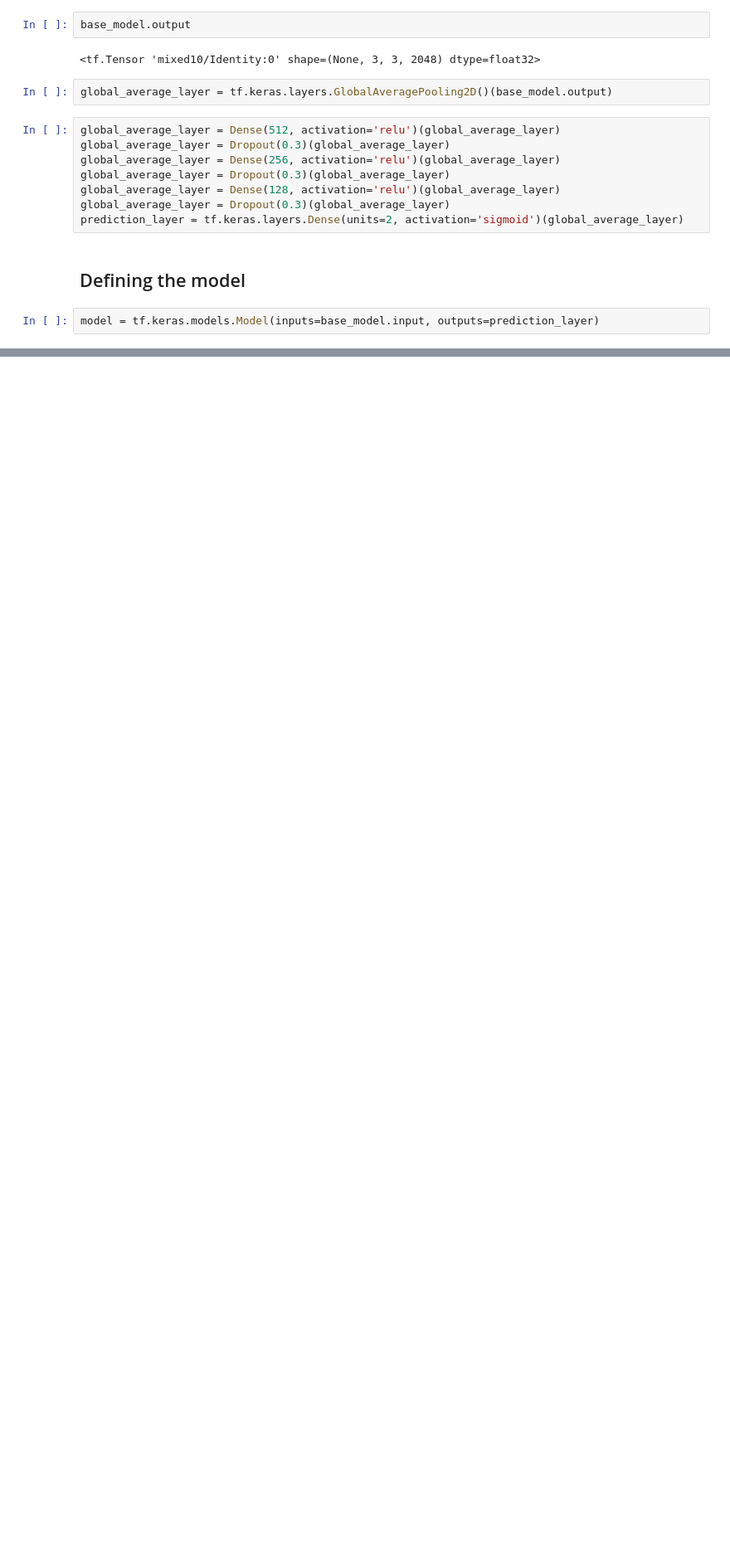
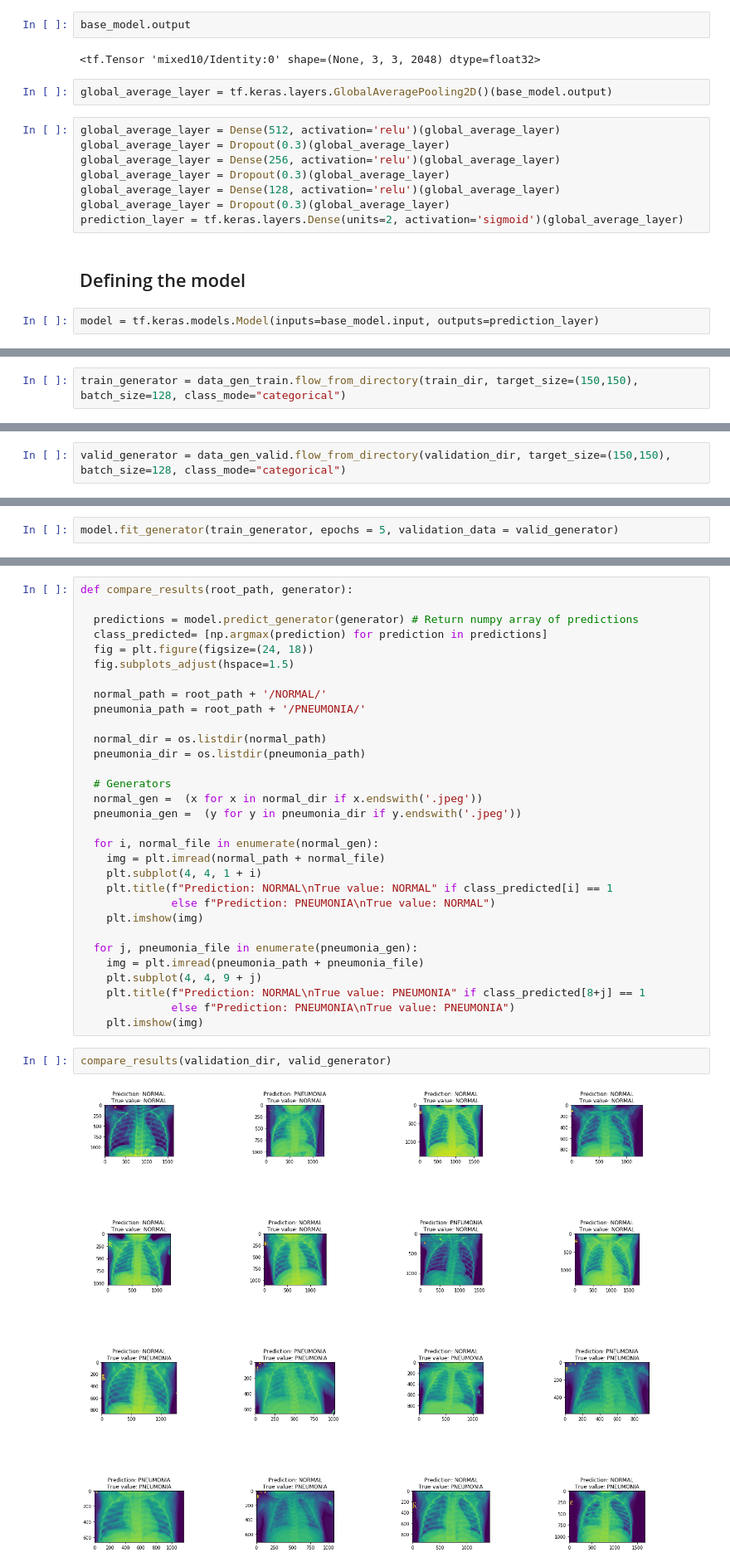
Before and after one commit to burhanwani/Artifical_Intelligence_Projects, a Jupyter notebook: Pneumoniadetection.ipynb, the cells around one changed output, grey strips where cells are left out. Shown at 83% size. Cells and saved outputs as stored; diff of their text form; blank space fills up the shorter version.

Commit message:
Trained the model and fine tuned

```diff
--- a/Pneumoniadetection.ipynb
+++ b/Pneumoniadetection.ipynb
@@ -102,0 +106,2 @@ model = tf.keras.models.Model(inputs=base_model.input, outputs=prediction_layer)
+# %%
+train_generator = data_gen_train.flow_from_directory(train_dir, target_size=(150,150), batch_size=128, class_mode="categorical")
@@ -102,0 +110,2 @@ model = tf.keras.models.Model(inputs=base_model.input, outputs=prediction_layer)
+# %%
+valid_generator = data_gen_valid.flow_from_directory(validation_dir, target_size=(150,150), batch_size=128, class_mode="categorical")
@@ -102,0 +118,2 @@ model = tf.keras.models.Model(inputs=base_model.input, outputs=prediction_layer)
+# %%
+model.fit_generator(train_generator, epochs = 5, validation_data = valid_generator)
@@ -102,0 +150,35 @@ model = tf.keras.models.Model(inputs=base_model.input, outputs=prediction_layer)
+# %%
+def compare_results(root_path, generator):
+
+  predictions = model.predict_generator(generator) # Return numpy array of predictions
+  class_predicted= [np.argmax(prediction) for prediction in predictions]
+  fig = plt.figure(figsize=(24, 18))
+  fig.subplots_adjust(hspace=1.5)
+
+  normal_path = root_path + '/NORMAL/'
+  pneumonia_path = root_path + '/PNEUMONIA/'
+
+  normal_dir = os.listdir(normal_path)
+  pneumonia_dir = os.listdir(pneumonia_path)
+
+  # Generators
+  normal_gen =  (x for x in normal_dir if x.endswith('.jpeg'))
+  pneumonia_gen =  (y for y in pneumonia_dir if y.endswith('.jpeg'))
+
+  for i, normal_file in enumerate(normal_gen):
+    img = plt.imread(normal_path + normal_file)
+    plt.subplot(4, 4, 1 + i)
+    plt.title(f"Prediction: NORMAL\nTrue value: NORMAL" if class_predicted[i] == 1
+              else f"Prediction: PNEUMONIA\nTrue value: NORMAL")
+    plt.imshow(img)
+
+  for j, pneumonia_file in enumerate(pneumonia_gen):
+    img = plt.imread(pneumonia_path + pneumonia_file)
+    plt.subplot(4, 4, 9 + j)
+    plt.title(f"Prediction: NORMAL\nTrue value: PNEUMONIA" if class_predicted[8+j] == 1
+              else f"Prediction: PNEUMONIA\nTrue value: PNEUMONIA")
+    plt.imshow(img)
+# %%
+compare_results(validation_dir, valid_generator)
+# %% [output]
+[figure, added]
```
Also changed, not shown: parts of 26 cells of this notebook.
